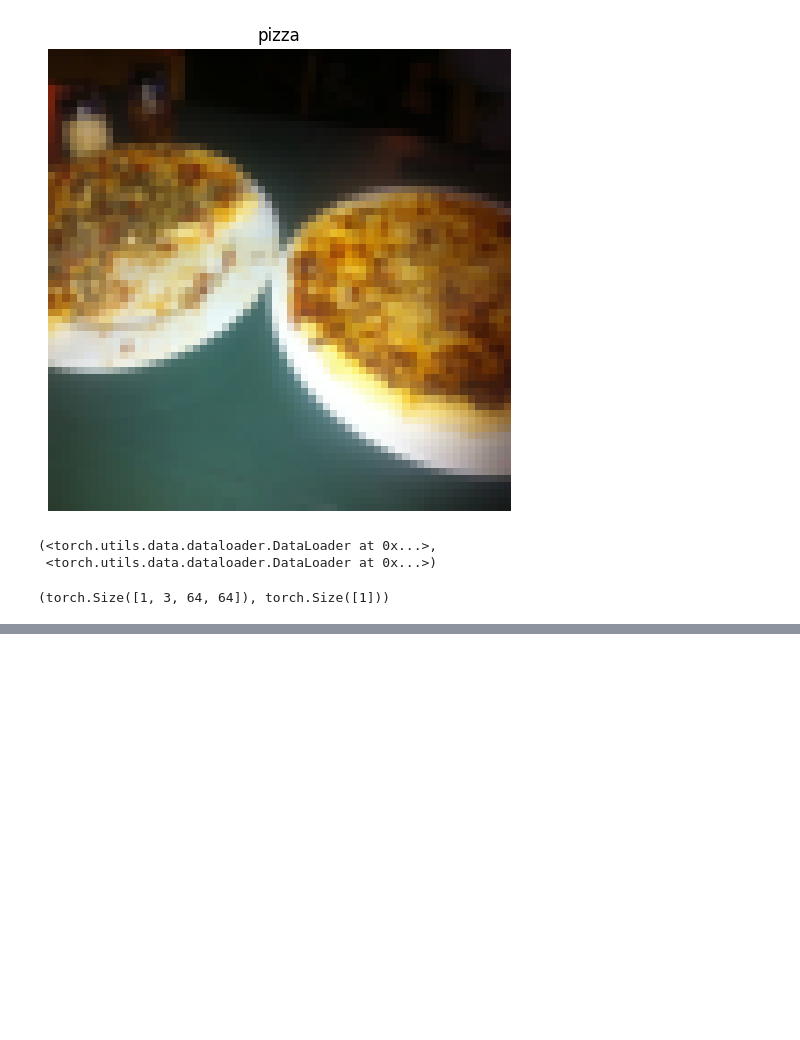
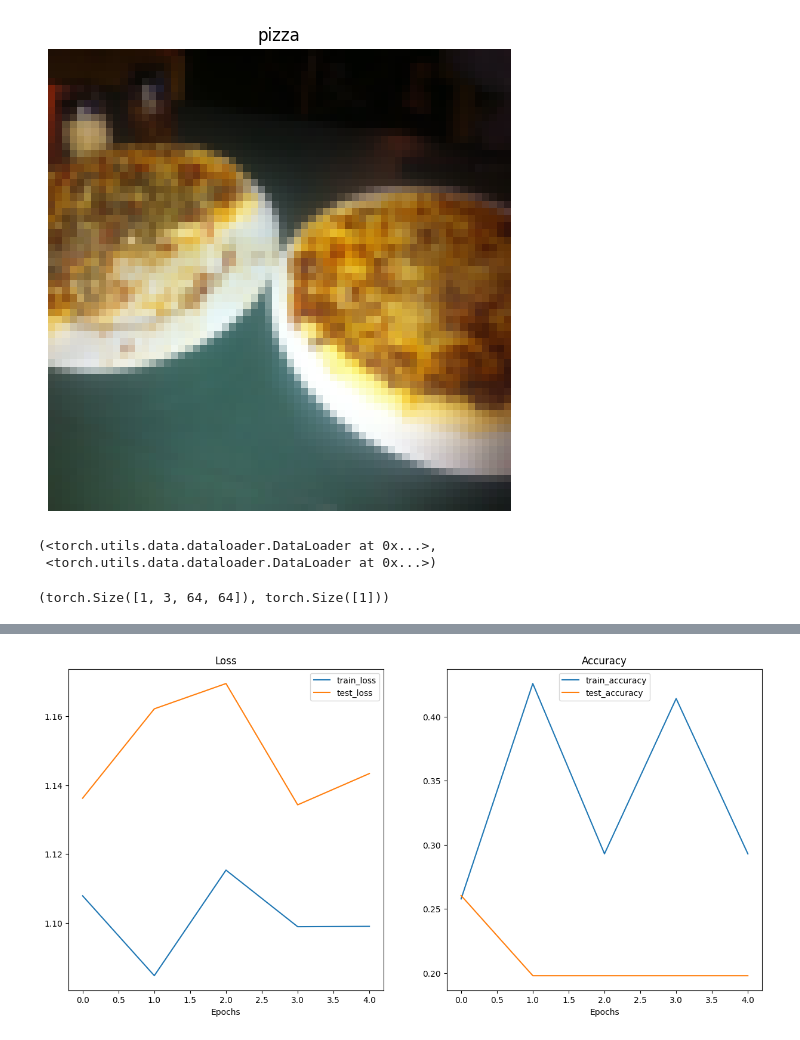
Before and after one commit to 404saugat404/pytorch, a Jupyter notebook: custom_data.ipynb, the cells around one changed output, grey strips where cells are left out. Saved outputs shown, nothing was run; the diff lists cells and outputs as text; code cells hidden in the pictures; blank space fills up the shorter version.

```diff
--- a/custom_data.ipynb
+++ b/custom_data.ipynb
@@ -367,0 +462,20 @@ TinyVGG(
+# %%
+
+#testing loop
+def testing_loop(model:torch.nn.Module,
+                 dataloader:torch.utils.data.DataLoader,
+                 loss_fn:torch.nn.Module):
+  model.eval()
+  test_loss,test_acc=0,0
+  for batch,(X,y) in enumerate(dataloader):
+    X,y=X.to(device),y.to(device)
+    test_pred_logits=model(X)
+
+    loss=loss_fn(test_pred_logits,y)
+    test_loss=test_loss+loss.item()
+
+    test_pred_labels=test_pred_logits.argmax(dim=1)
+    test_acc=test_acc+(test_pred_labels==y).sum().item()/len(test_pred_labels)
+  test_loss=test_loss/len(dataloader)
+  test_acc=test_acc/len(dataloader)
+  return test_loss,test_acc
@@ -367,0 +519,21 @@ TinyVGG(
+# %%
+#train and evaluate model 0
+from tqdm import tqdm
+torch.manual_seed(42)
+torch.cuda.manual_seed(42)
+
+NUM_EPOCHS=5
+model_0=TinyVGG(3,10,len(train_data.classes)).to(device)
+
+loss_fn=nn.CrossEntropyLoss()
+optimizer=torch.optim.Adam(params=model_0.parameters(),lr=0.001)
+
+#starting the timer
+from timeit import default_timer as timer
+start_time=timer()
+
+#train and test:
+model_0_results=combined_fn(model_0,train_dataloader,test_dataloader,optimizer,loss_fn,NUM_EPOCHS)
+
+end_time=timer()
+print(f'total training time: {end_time-start_time:.3f} seconds')
@@ -367,0 +589,6 @@ TinyVGG(
+# %%
+plot_loss_curves(model_0_results)
+
+# this model has error , please debug later
+# %% [output]
+[figure, added]
```
Also changed, not shown: parts of 30 cells of this notebook.
